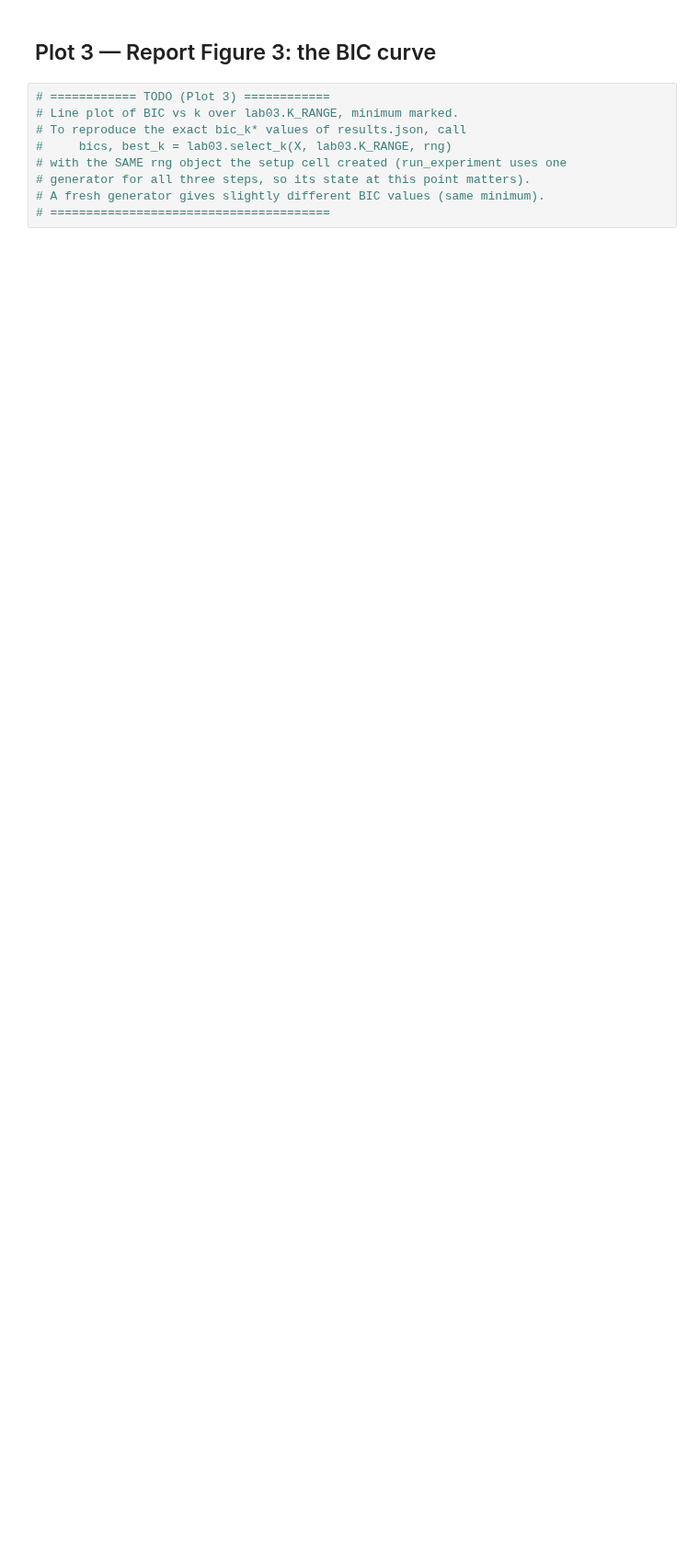
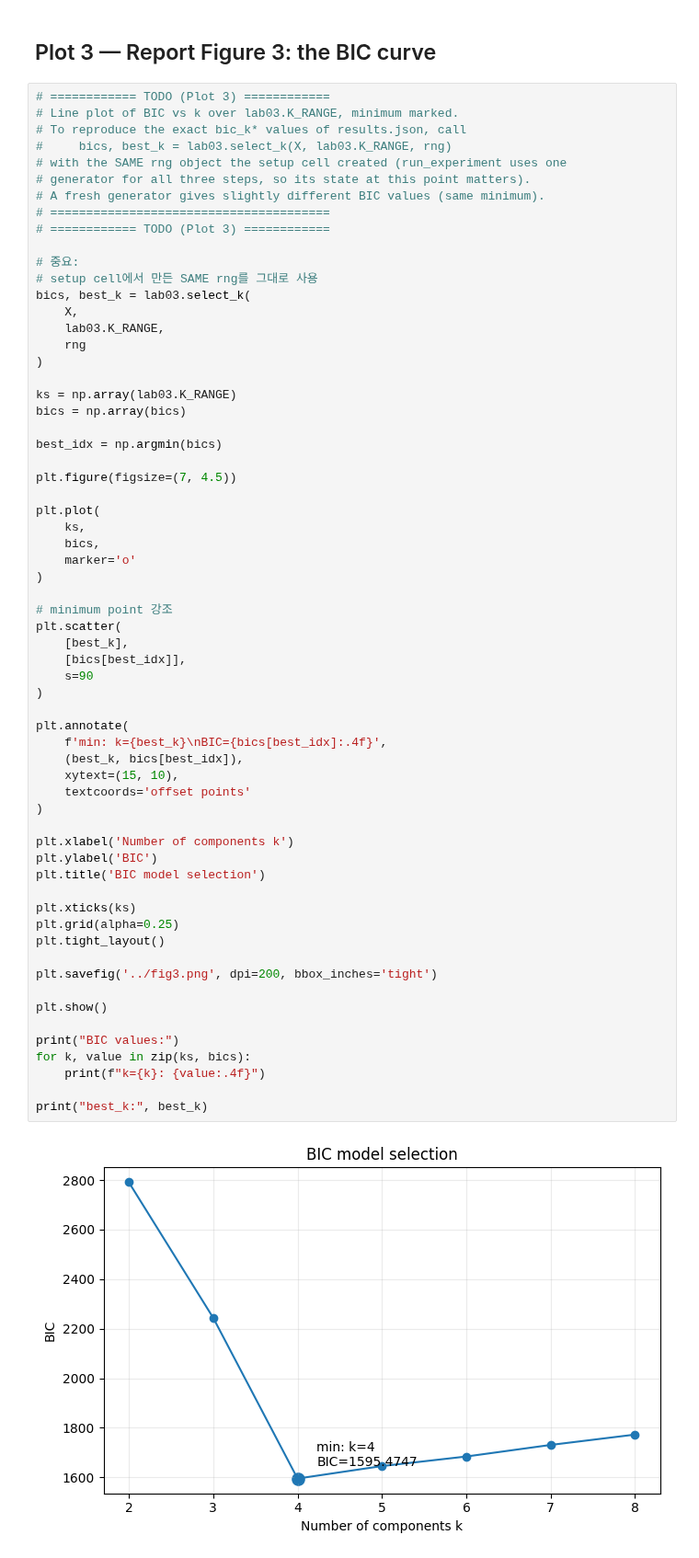
Before and after one commit to yeonnnnni/machine-learning-project, a Jupyter notebook: lab03_clustering_em/notebooks/lab03_visualization.ipynb, the cells around one changed output. Shown at 92% size. Cells and saved outputs as stored; diff of their text form; blank space fills up the shorter version.

```diff
--- a/lab03_clustering_em/notebooks/lab03_visualization.ipynb
+++ b/lab03_clustering_em/notebooks/lab03_visualization.ipynb
@@ -49,9 +158,65 @@ print(f'{len(X)} pts, k-means inertia {inertia:.2f}, '
 # %%
 # ============ TODO (Plot 3) ============
 # Line plot of BIC vs k over lab03.K_RANGE, minimum marked.
 # To reproduce the exact bic_k* values of results.json, call
 #     bics, best_k = lab03.select_k(X, lab03.K_RANGE, rng)
 # with the SAME rng object the setup cell created (run_experiment uses one
 # generator for all three steps, so its state at this point matters).
 # A fresh generator gives slightly different BIC values (same minimum).
 # =======================================
+# ============ TODO (Plot 3) ============
+
+# 중요:
+# setup cell에서 만든 SAME rng를 그대로 사용
+bics, best_k = lab03.select_k(
+    X,
+    lab03.K_RANGE,
+    rng
+)
+
+ks = np.array(lab03.K_RANGE)
+bics = np.array(bics)
+
+best_idx = np.argmin(bics)
+
+plt.figure(figsize=(7, 4.5))
+
+plt.plot(
+    ks,
+    bics,
+    marker='o'
+)
+
+# minimum point 강조
+plt.scatter(
+    [best_k],
+    [bics[best_idx]],
+    s=90
+)
+
+plt.annotate(
+    f'min: k={best_k}\nBIC={bics[best_idx]:.4f}',
+    (best_k, bics[best_idx]),
+    xytext=(15, 10),
+    textcoords='offset points'
+)
+
+plt.xlabel('Number of components k')
+plt.ylabel('BIC')
+plt.title('BIC model selection')
+
+plt.xticks(ks)
+plt.grid(alpha=0.25)
+plt.tight_layout()
+
+plt.savefig('../fig3.png', dpi=200, bbox_inches='tight')
+
+plt.show()
+
+print("BIC values:")
+for k, value in zip(ks, bics):
+    print(f"k={k}: {value:.4f}")
+
+print("best_k:", best_k)
+# %% [output]
+[figure, added]
```
Also changed, not shown: parts of 4 cells of this notebook, 11 other files.
